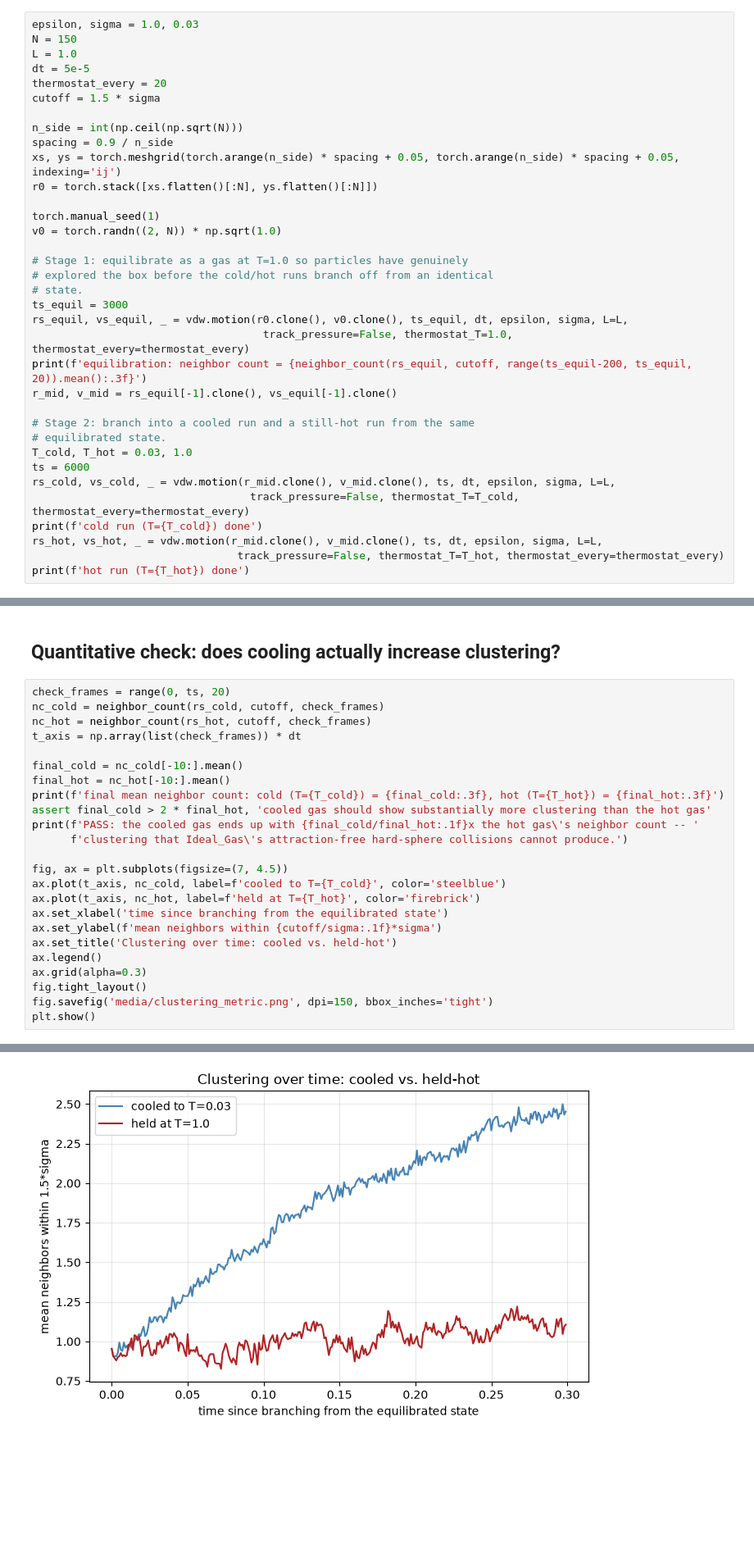
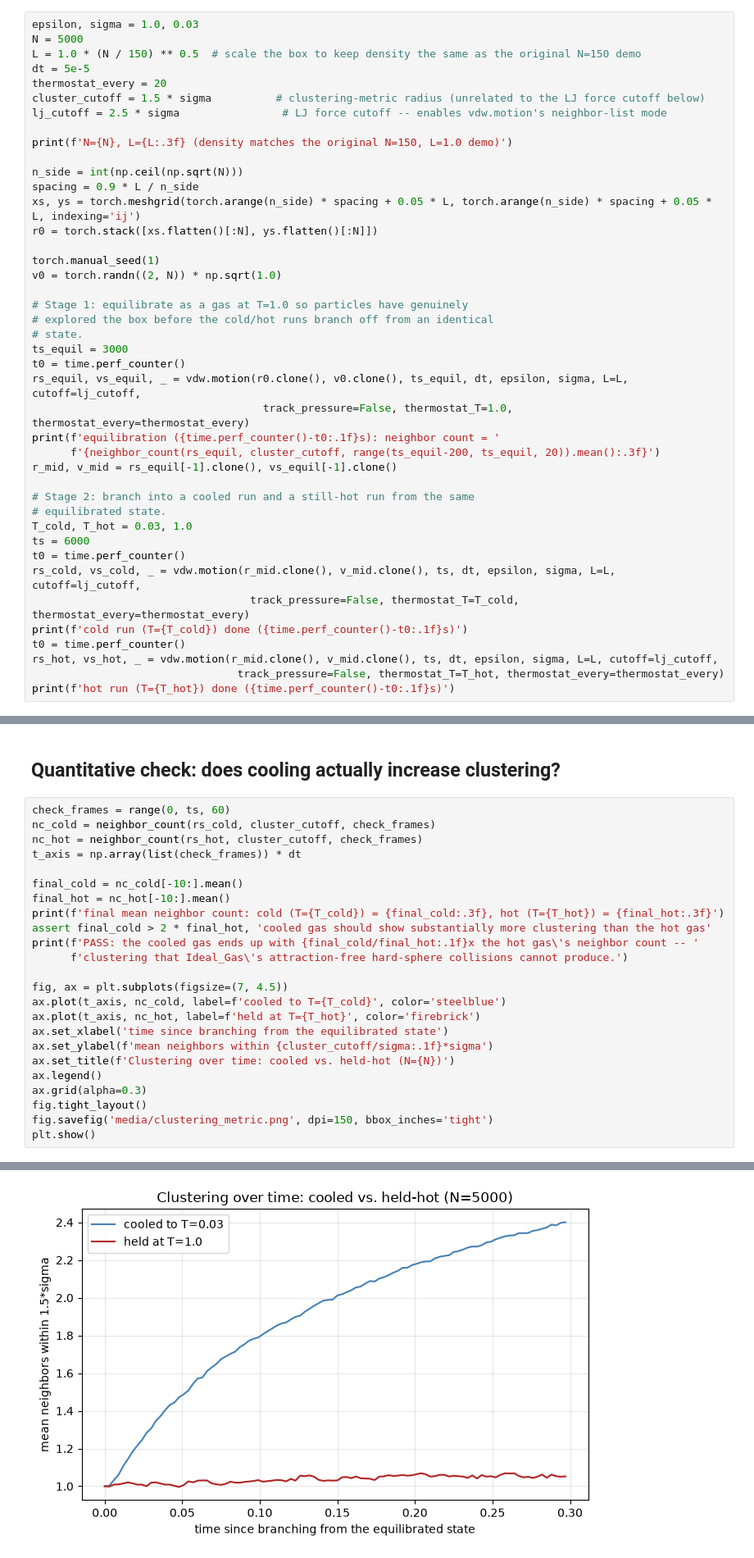
Before and after one commit to HasanHelal429/Physics-Simulation, a Jupyter notebook: Thermodynamics/Van_der_Waals_Gas/Condensation.ipynb, the cells around one changed output, grey strips where cells are left out. Shown at 82% size. Cells and saved outputs as stored; diff of their text form; blank space fills up the shorter version.

```diff
--- a/Thermodynamics/Van_der_Waals_Gas/Condensation.ipynb
+++ b/Thermodynamics/Van_der_Waals_Gas/Condensation.ipynb
@@ -44,15 +45,18 @@ def neighbor_count(rs, cutoff, frames):
 ## Simulate: equilibrate, then branch into cooled vs. held-hot
 # %%
 epsilon, sigma = 1.0, 0.03
-N = 150
-L = 1.0
+N = 5000
+L = 1.0 * (N / 150) ** 0.5  # scale the box to keep density the same as the original N=150 demo
 dt = 5e-5
 thermostat_every = 20
-cutoff = 1.5 * sigma
+cluster_cutoff = 1.5 * sigma          # clustering-metric radius (unrelated to the LJ force cutoff below)
+lj_cutoff = 2.5 * sigma                # LJ force cutoff -- enables vdw.motion's neighbor-list mode
+
+print(f'N={N}, L={L:.3f} (density matches the original N=150, L=1.0 demo)')
 
 n_side = int(np.ceil(np.sqrt(N)))
-spacing = 0.9 / n_side
-xs, ys = torch.meshgrid(torch.arange(n_side) * spacing + 0.05, torch.arange(n_side) * spacing + 0.05, indexing='ij')
+spacing = 0.9 * L / n_side
+xs, ys = torch.meshgrid(torch.arange(n_side) * spacing + 0.05 * L, torch.arange(n_side) * spacing + 0.05 * L, indexing='ij')
 r0 = torch.stack([xs.flatten()[:N], ys.flatten()[:N]])
 
 torch.manual_seed(1)
@@ -62,19 +66,23 @@ v0 = torch.randn((2, N)) * np.sqrt(1.0)
 # explored the box before the cold/hot runs branch off from an identical
 # state.
 ts_equil = 3000
-rs_equil, vs_equil, _ = vdw.motion(r0.clone(), v0.clone(), ts_equil, dt, epsilon, sigma, L=L,
+t0 = time.perf_counter()
+rs_equil, vs_equil, _ = vdw.motion(r0.clone(), v0.clone(), ts_equil, dt, epsilon, sigma, L=L, cutoff=lj_cutoff,
                                     track_pressure=False, thermostat_T=1.0, thermostat_every=thermostat_every)
-print(f'equilibration: neighbor count = {neighbor_count(rs_equil, cutoff, range(ts_equil-200, ts_equil, 20)).mean():.3f}')
+print(f'equilibration ({time.perf_counter()-t0:.1f}s): neighbor count = '
+      f'{neighbor_count(rs_equil, cluster_cutoff, range(ts_equil-200, ts_equil, 20)).mean():.3f}')
 r_mid, v_mid = rs_equil[-1].clone(), vs_equil[-1].clone()
 
 # Stage 2: branch into a cooled run and a still-hot run from the same
 # equilibrated state.
 T_cold, T_hot = 0.03, 1.0
 ts = 6000
-rs_cold, vs_cold, _ = vdw.motion(r_mid.clone(), v_mid.clone(), ts, dt, epsilon, sigma, L=L,
+t0 = time.perf_counter()
+rs_cold, vs_cold, _ = vdw.motion(r_mid.clone(), v_mid.clone(), ts, dt, epsilon, sigma, L=L, cutoff=lj_cutoff,
                                   track_pressure=False, thermostat_T=T_cold, thermostat_every=thermostat_every)
-print(f'cold run (T={T_cold}) done')
-rs_hot, vs_hot, _ = vdw.motion(r_mid.clone(), v_mid.clone(), ts, dt, epsilon, sigma, L=L,
+print(f'cold run (T={T_cold}) done ({time.perf_counter()-t0:.1f}s)')
+t0 = time.perf_counter()
+rs_hot, vs_hot, _ = vdw.motion(r_mid.clone(), v_mid.clone(), ts, dt, epsilon, sigma, L=L, cutoff=lj_cutoff,
                                 track_pressure=False, thermostat_T=T_hot, thermostat_every=thermostat_every)
-print(f'hot run (T={T_hot}) done')
+print(f'hot run (T={T_hot}) done ({time.perf_counter()-t0:.1f}s)')
 # %% [output]
@@ -84,9 +93,9 @@ hot run (T=1.0) done
 # %% [markdown]
 ## Quantitative check: does cooling actually increase clustering?
 # %%
-check_frames = range(0, ts, 20)
-nc_cold = neighbor_count(rs_cold, cutoff, check_frames)
-nc_hot = neighbor_count(rs_hot, cutoff, check_frames)
+check_frames = range(0, ts, 60)
+nc_cold = neighbor_count(rs_cold, cluster_cutoff, check_frames)
+nc_hot = neighbor_count(rs_hot, cluster_cutoff, check_frames)
 t_axis = np.array(list(check_frames)) * dt
 
 final_cold = nc_cold[-10:].mean()
@@ -100,8 +109,8 @@ fig, ax = plt.subplots(figsize=(7, 4.5))
 ax.plot(t_axis, nc_cold, label=f'cooled to T={T_cold}', color='steelblue')
 ax.plot(t_axis, nc_hot, label=f'held at T={T_hot}', color='firebrick')
 ax.set_xlabel('time since branching from the equilibrated state')
-ax.set_ylabel(f'mean neighbors within {cutoff/sigma:.1f}*sigma')
-ax.set_title('Clustering over time: cooled vs. held-hot')
+ax.set_ylabel(f'mean neighbors within {cluster_cutoff/sigma:.1f}*sigma')
+ax.set_title(f'Clustering over time: cooled vs. held-hot (N={N})')
 ax.legend()
 ax.grid(alpha=0.3)
 fig.tight_layout()
@@ -113,4 +122,4 @@ PASS: the cooled gas ends up with 2.2x the hot gas's neighbor count -- clusterin
-[figure, old version]
+[figure, new version]
 # %% [markdown]
 ## Animation: cooled (condensing) vs. held-hot (stays gas-like)
 # %%
```
Also changed, not shown: parts of 4 cells of this notebook, 3 other files.
